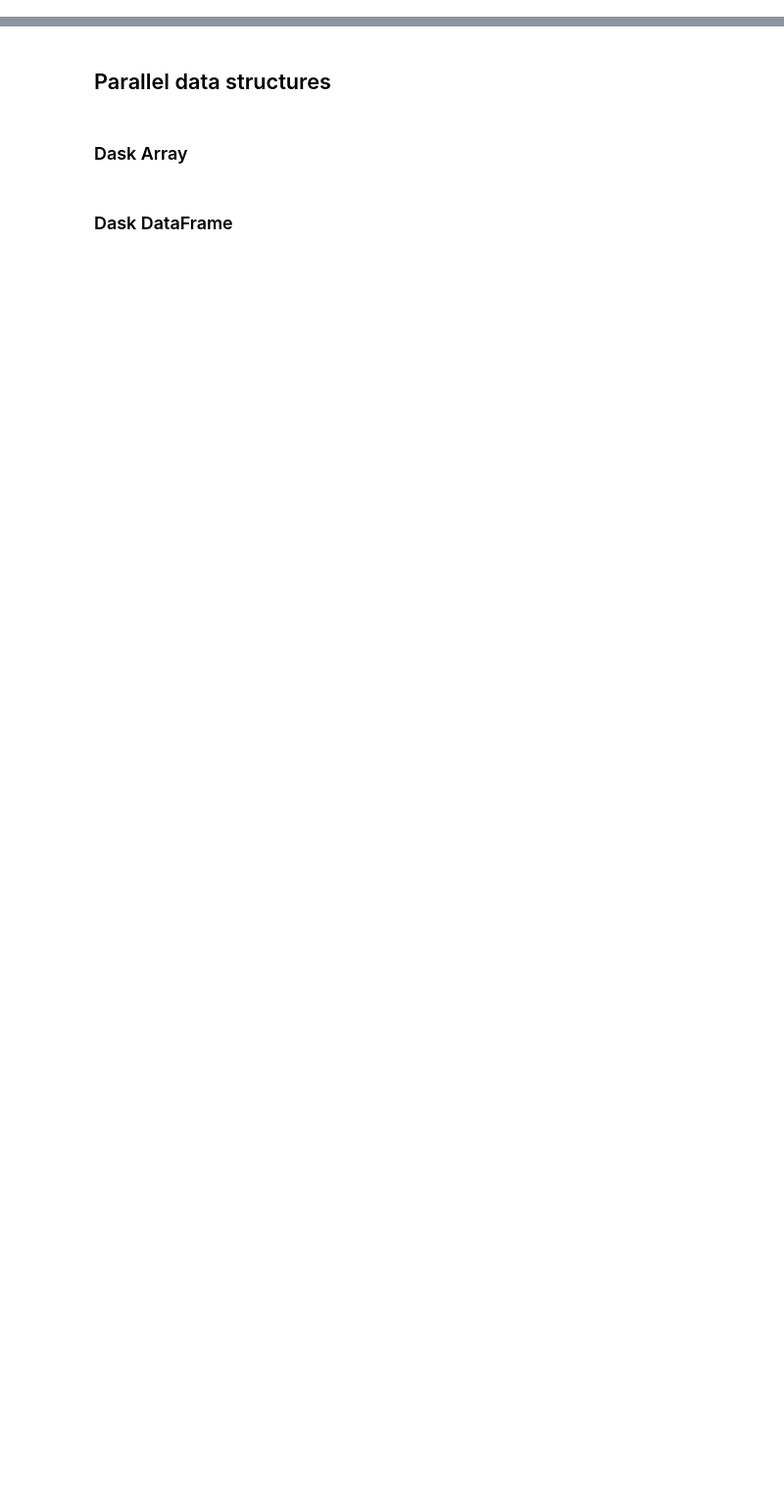
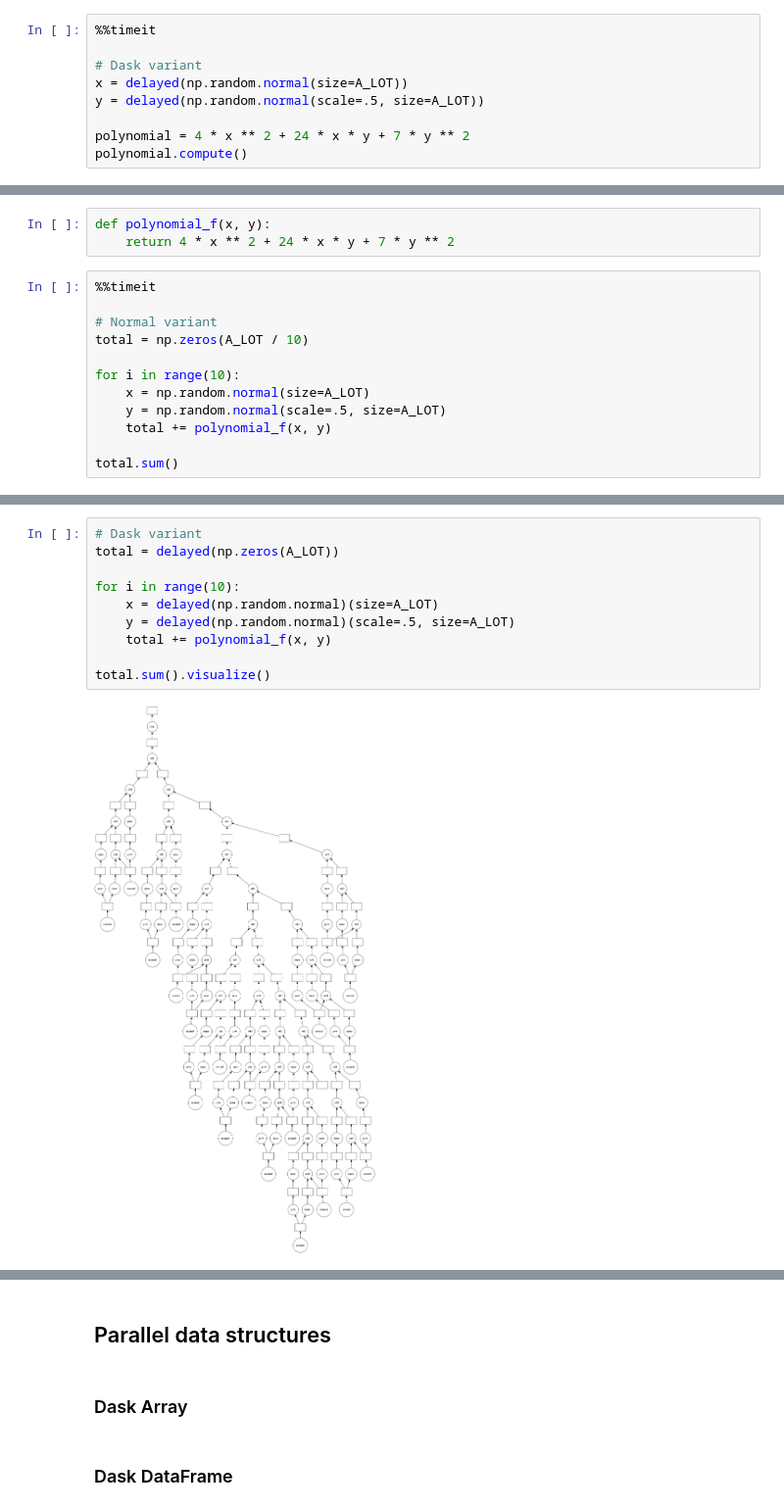
Before and after one commit to HiLASEPythonCourse/hilase-python-course-2021, a Jupyter notebook: 260_dask.ipynb, the cells around one changed output, grey strips where cells are left out. Shown at 98% size. Cells and saved outputs as stored; diff of their text form; blank space fills up the shorter version.

```diff
--- a/260_dask.ipynb
+++ b/260_dask.ipynb
@@ -36,0 +118,9 @@ Dask array requirements are not installed.
+# %%
+%%timeit
+
+# Dask variant
+x = delayed(np.random.normal(size=A_LOT))
+y = delayed(np.random.normal(scale=.5, size=A_LOT))
+
+polynomial = 4 * x ** 2 + 24 * x * y + 7 * y ** 2
+polynomial.compute()
@@ -36,0 +133,15 @@ Dask array requirements are not installed.
+# %%
+def polynomial_f(x, y):
+    return 4 * x ** 2 + 24 * x * y + 7 * y ** 2
+# %%
+%%timeit
+
+# Normal variant
+total = np.zeros(A_LOT / 10)
+
+for i in range(10):
+    x = np.random.normal(size=A_LOT)
+    y = np.random.normal(scale=.5, size=A_LOT)
+    total += polynomial_f(x, y)
+
+total.sum()
@@ -36,0 +150,12 @@ Dask array requirements are not installed.
+# %%
+# Dask variant
+total = delayed(np.zeros(A_LOT))
+
+for i in range(10):
+    x = delayed(np.random.normal)(size=A_LOT)
+    y = delayed(np.random.normal)(scale=.5, size=A_LOT)
+    total += polynomial_f(x, y)
+
+total.sum().visualize()
+# %% [output]
+[figure, added]
```
Also changed, not shown: parts of 37 cells of this notebook, 1 other file.
